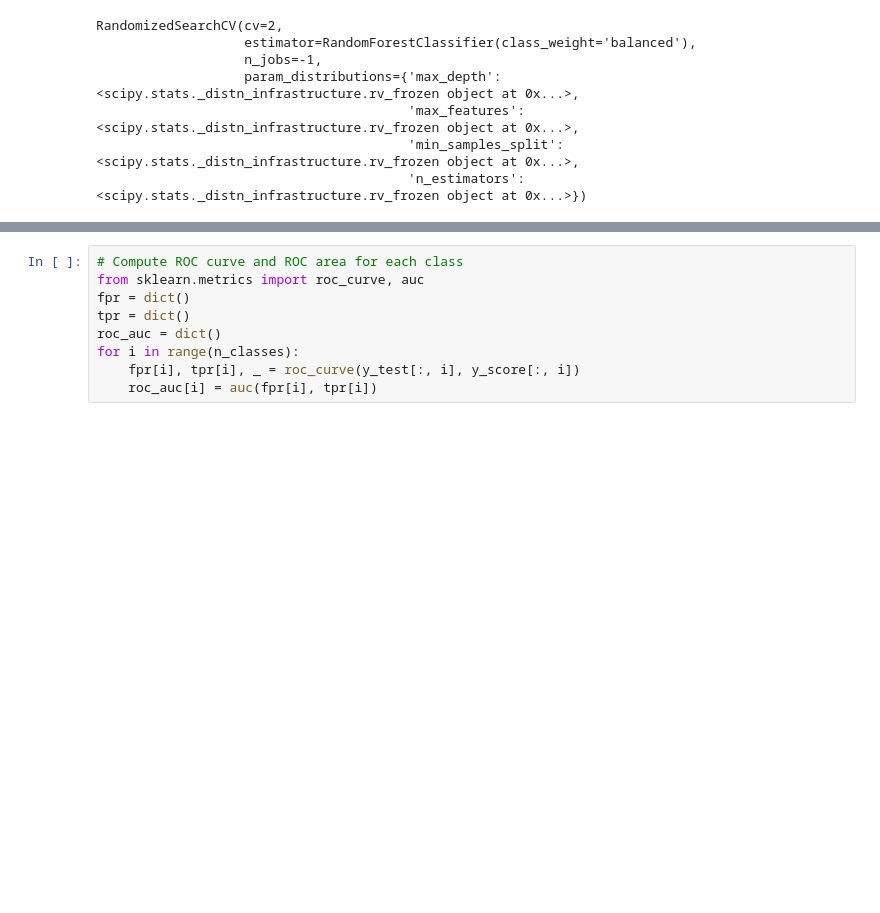
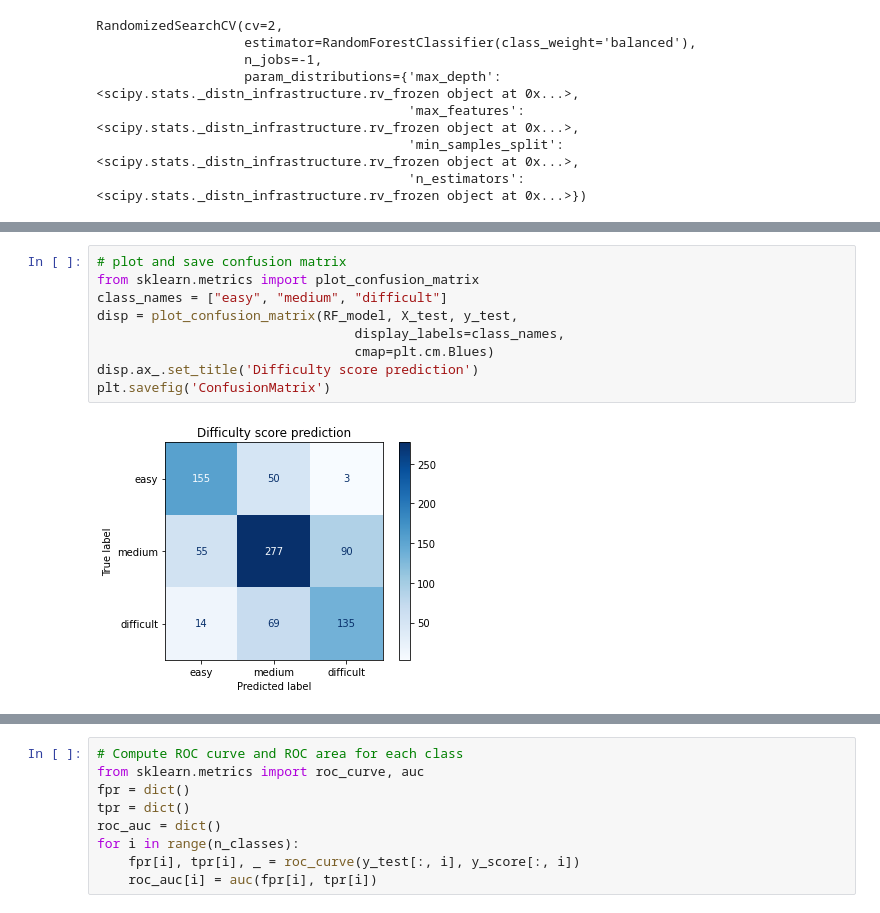
Before and after one commit to yavorska-iryna/IDS-project, a Jupyter notebook: notebooks/RandomForest_prediction.ipynb, the cells around one changed output, grey strips where cells are left out. Cells and saved outputs as stored; diff of their text form; blank space fills up the shorter version.

```diff
--- a/notebooks/RandomForest_prediction.ipynb
+++ b/notebooks/RandomForest_prediction.ipynb
@@ -144 +191,12 @@ fi.head()
+# %%
+# plot and save confusion matrix
+from sklearn.metrics import plot_confusion_matrix
+class_names = ["easy", "medium", "difficult"]
+disp = plot_confusion_matrix(RF_model, X_test, y_test,
+                                 display_labels=class_names,
+                                 cmap=plt.cm.Blues)
+disp.ax_.set_title('Difficulty score prediction')
+plt.savefig('ConfusionMatrix')
+# %% [output]
+[figure, added]
 # %%
```
Also changed, not shown: parts of 24 cells of this notebook.
